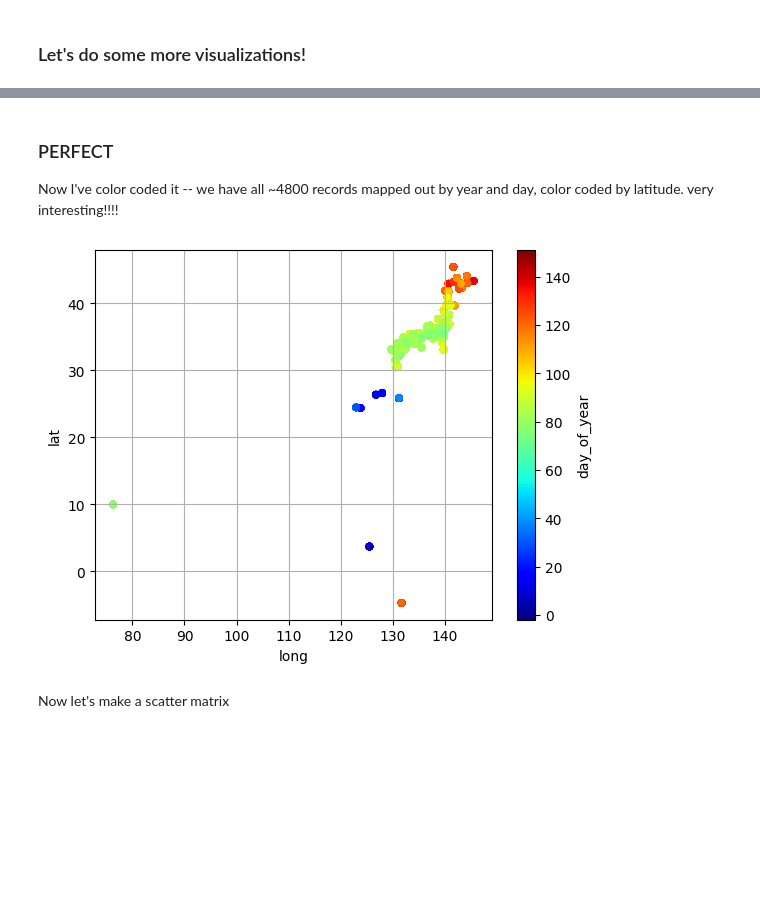
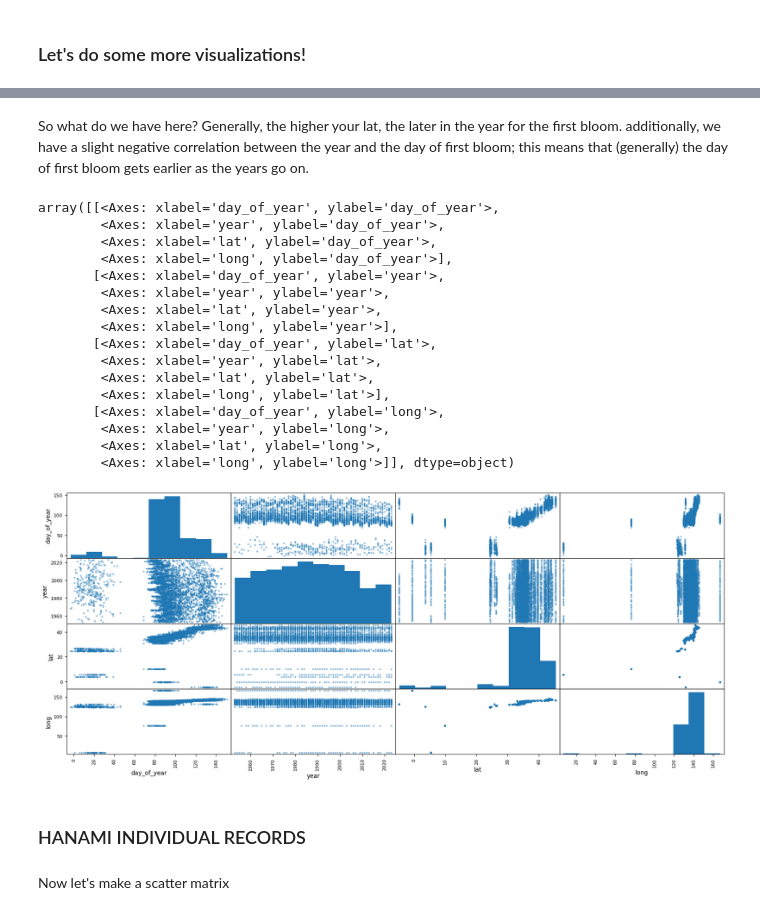
Before and after one commit to katemoser/hanami-ml-project, a Jupyter notebook: hanami.ipynb, the cells around one changed output, grey strips where cells are left out. Drawn from its saved outputs; the diff is of its cells as text; code cells hidden in the pictures; blank space fills up the shorter version.

```diff
--- a/hanami.ipynb
+++ b/hanami.ipynb
@@ -401,13 +369,29 @@ new.plot(kind="scatter",x="year", y="day_of_year", c="lat", cmap="jet")
-# %% [markdown]
-### PERFECT
-
-Now I've color coded it -- we have all ~4800 records mapped out by year and day, color coded by latitude. very interesting!!!!
-# %%
-new.plot(kind="scatter", x="long", y="lat", grid=True,
-           c='day_of_year', cmap="jet", )
-plt.show()
-# %% [output]
-[figure, removed]
+# %% [markdown]
+So what do we have here? Generally, the higher your lat, the later in the year for the first bloom. additionally, we have a slight negative correlation between the year and the day of first bloom; this means that (generally) the day of first bloom gets earlier as the years go on.
+# %%
+attributes = [ "day_of_year", "year", "lat", "long"]
+
+scatter_matrix(hanami[attributes], figsize=(20,8))
+# %% [output]
+array([[<Axes: xlabel='day_of_year', ylabel='day_of_year'>,
+        <Axes: xlabel='year', ylabel='day_of_year'>,
+        <Axes: xlabel='lat', ylabel='day_of_year'>,
+        <Axes: xlabel='long', ylabel='day_of_year'>],
+       [<Axes: xlabel='day_of_year', ylabel='year'>,
+        <Axes: xlabel='year', ylabel='year'>,
+        <Axes: xlabel='lat', ylabel='year'>,
+        <Axes: xlabel='long', ylabel='year'>],
+       [<Axes: xlabel='day_of_year', ylabel='lat'>,
+        <Axes: xlabel='year', ylabel='lat'>,
+        <Axes: xlabel='lat', ylabel='lat'>,
+        <Axes: xlabel='long', ylabel='lat'>],
+       [<Axes: xlabel='day_of_year', ylabel='long'>,
+        <Axes: xlabel='year', ylabel='long'>,
+        <Axes: xlabel='lat', ylabel='long'>,
+        <Axes: xlabel='long', ylabel='long'>]], dtype=object)
+[figure, added]
+# %% [markdown]
+### HANAMI INDIVIDUAL RECORDS
 # %% [markdown]
 Now let's make a scatter matrix
 # %%
```
Also changed, not shown: parts of 91 cells of this notebook.
